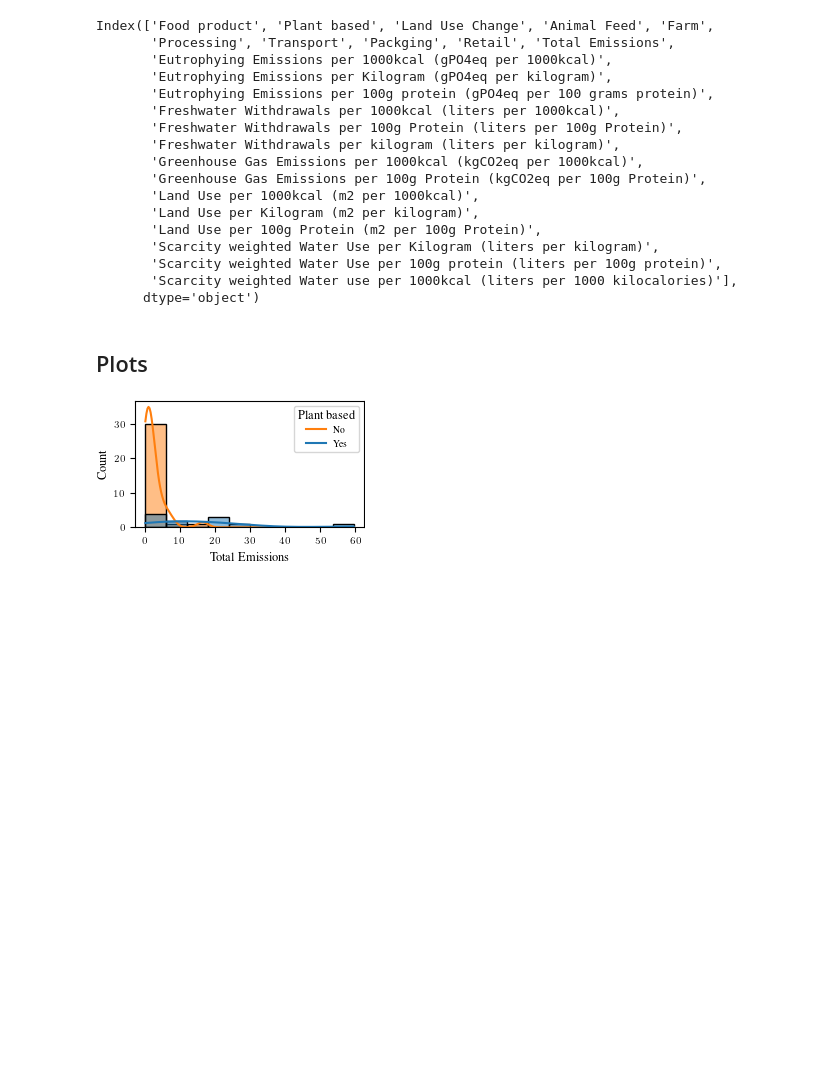
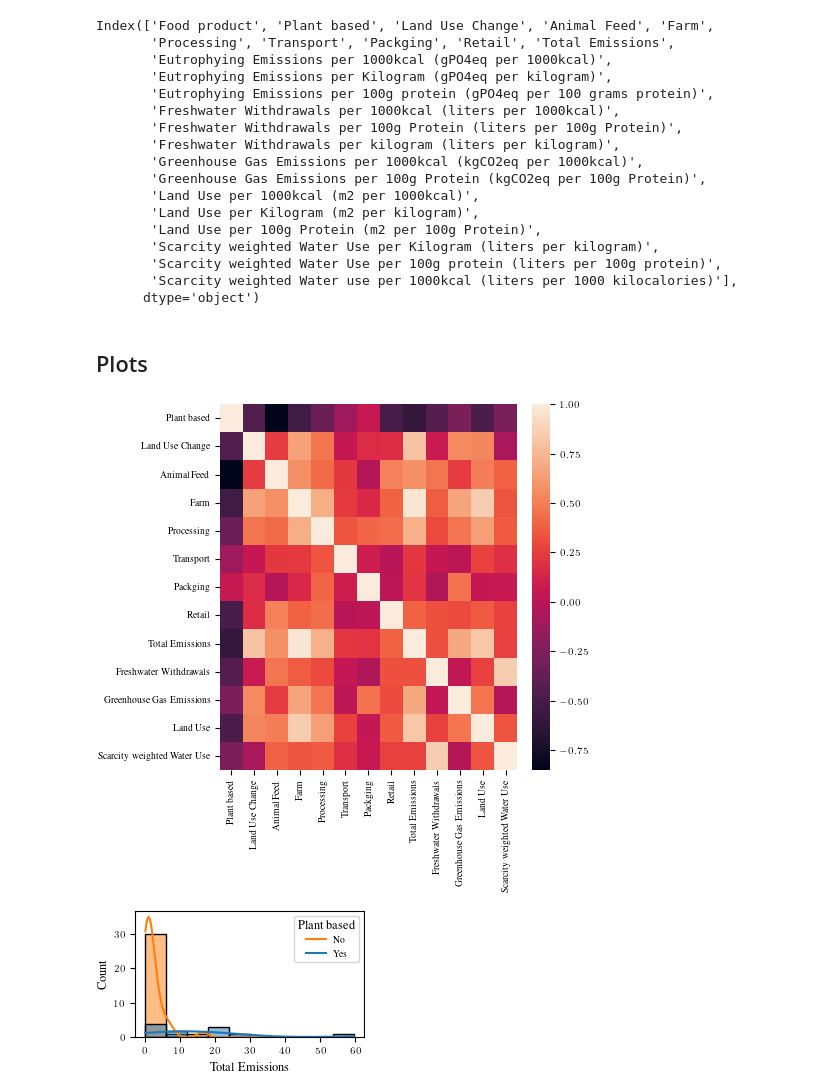
Before and after one commit to hannma/data-literacy-project, a Jupyter notebook: analysis/data_exploration.ipynb, the cells around one changed output. Saved outputs shown, nothing was run; the diff lists cells and outputs as text; code cells hidden in the pictures; blank space fills up the shorter version.

Commit message:
correlation plot

```diff
--- a/analysis/data_exploration.ipynb
+++ b/analysis/data_exploration.ipynb
@@ -53,6 +53,37 @@ data = data.fillna(data.mean(numeric_only=True))
 # %%
 data_plant = data[data["Plant based"]==1]
 data_animal = data[data["Plant based"]==0]
+# %%
+# for nice plots (svg) in LaTeX math mode:
+with plt.rc_context(bundles.neurips2022(usetex=True, rel_width=0.5, nrows=1, ncols=1)):
+    # Setup code
+    fig, axs = plt.subplots(nrows=1, ncols=1, figsize = (5,5))
+
+    # Plotting code
+    columns = ['Food product', 'Plant based', 'Land Use Change', 'Animal Feed', 'Farm',
+       'Processing', 'Transport', 'Packging', 'Retail', 'Total Emissions',
+       'Freshwater Withdrawals per kilogram (liters per kilogram)',
+       'Greenhouse Gas Emissions per 1000kcal (kgCO2eq per 1000kcal)',
+       'Land Use per Kilogram (m2 per kilogram)',
+       'Scarcity weighted Water Use per Kilogram (liters per kilogram)']
+    labels = ['Food product', 'Plant based', 'Land Use Change', 'Animal Feed', 'Farm',
+       'Processing', 'Transport', 'Packging', 'Retail', 'Total Emissions',
+       'Freshwater Withdrawals',
+       'Greenhouse Gas Emissions',
+       'Land Use',
+       'Scarcity weighted Water Use']
+    data_corr = data[columns]
+    data_corr = data_corr.set_axis(labels, axis=1).corr()
+    corr_plot = sns.heatmap(data_corr, ax=axs)
+
+    # Save plot
+    fig.savefig(
+    "figures/corrplot.pdf",
+    bbox_inches="tight",
+    pad_inches=0.01,
+    )
+# %% [output]
+[figure, added]
 # %%
 # for nice plots (svg) in LaTeX math mode:
 with plt.rc_context(bundles.neurips2022(usetex=True, rel_width=0.5, nrows=1, ncols=1)):
```
Also changed, not shown: parts of 1 cell of this notebook, 3 other files.
